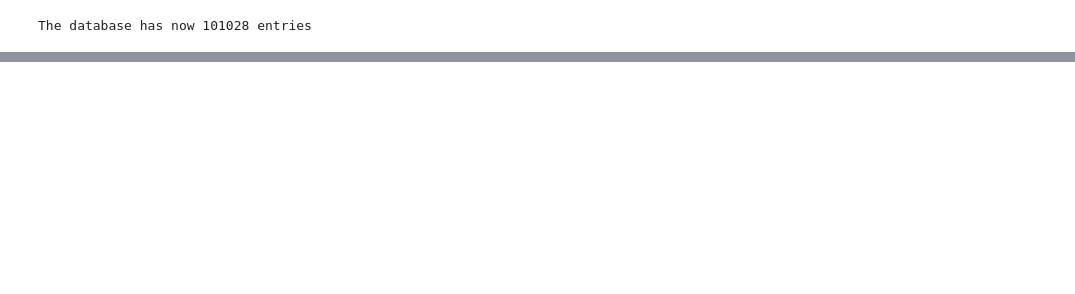
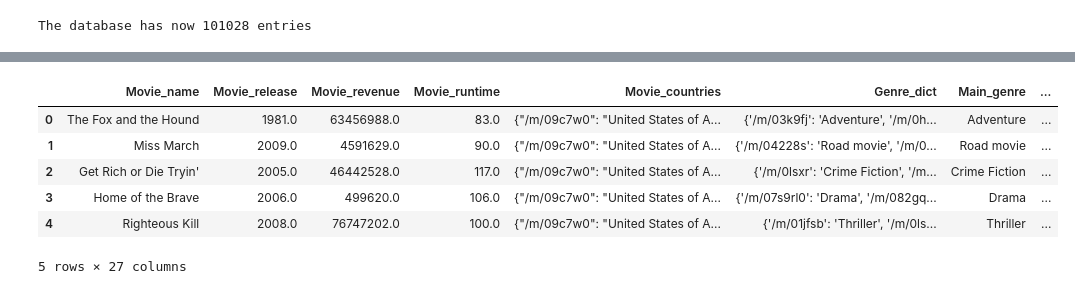
Before and after one commit to epfl-ada/ada-2023-project-patterndetectives, a Jupyter notebook: data_analysis.ipynb, the cells around one changed output, grey strips where cells are left out. Drawn from its saved outputs; the diff is of its cells as text; code cells hidden in the pictures; blank space fills up the shorter version.

```diff
--- a/data_analysis.ipynb
+++ b/data_analysis.ipynb
@@ -196,0 +233,10 @@ msno.matrix(df)
+# %%
+df_complete.head()
+# %% [output]
+|  | Movie_name | Movie_release | Movie_revenue | Movie_runtime | Movie_countries | Genre_dict | Main_genre | ... |
+| 0 | The Fox and the Hound | 1981.0 | 63456988.0 | 83.0 | {"/m/09c7w0": "United States of A... | {'/m/03k9fj': 'Adventure', '/m/0h... | Adventure | ... |
+| 1 | Miss March | 2009.0 | 4591629.0 | 90.0 | {"/m/09c7w0": "United States of A... | {'/m/04228s': 'Road movie', '/m/0... | Road movie | ... |
+| 2 | Get Rich or Die Tryin' | 2005.0 | 46442528.0 | 117.0 | {"/m/09c7w0": "United States of A... | {'/m/0lsxr': 'Crime Fiction', '/m... | Crime Fiction | ... |
+| 3 | Home of the Brave | 2006.0 | 499620.0 | 106.0 | {"/m/09c7w0": "United States of A... | {'/m/07s9rl0': 'Drama', '/m/082gq... | Drama | ... |
+| 4 | Righteous Kill | 2008.0 | 76747202.0 | 100.0 | {"/m/09c7w0": "United States of A... | {'/m/01jfsb': 'Thriller', '/m/0ls... | Thriller | ... |
+5 rows × 27 columns
```
Also changed, not shown: parts of 29 cells of this notebook.
